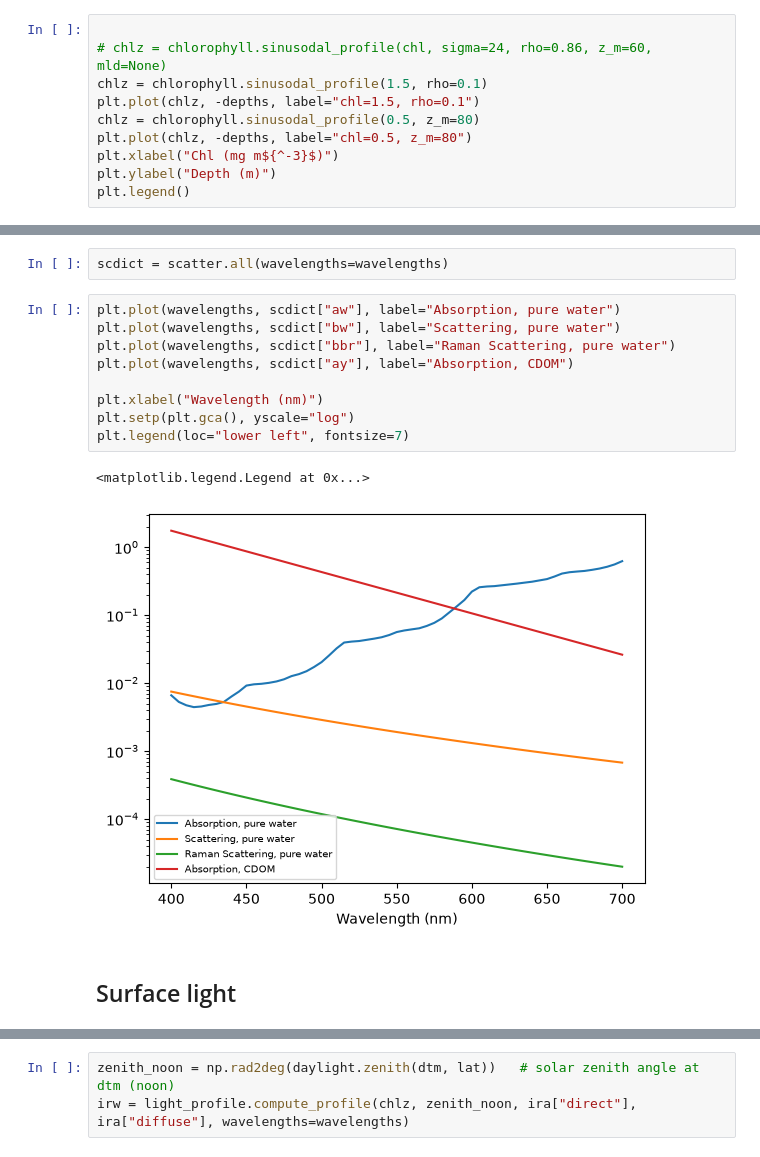
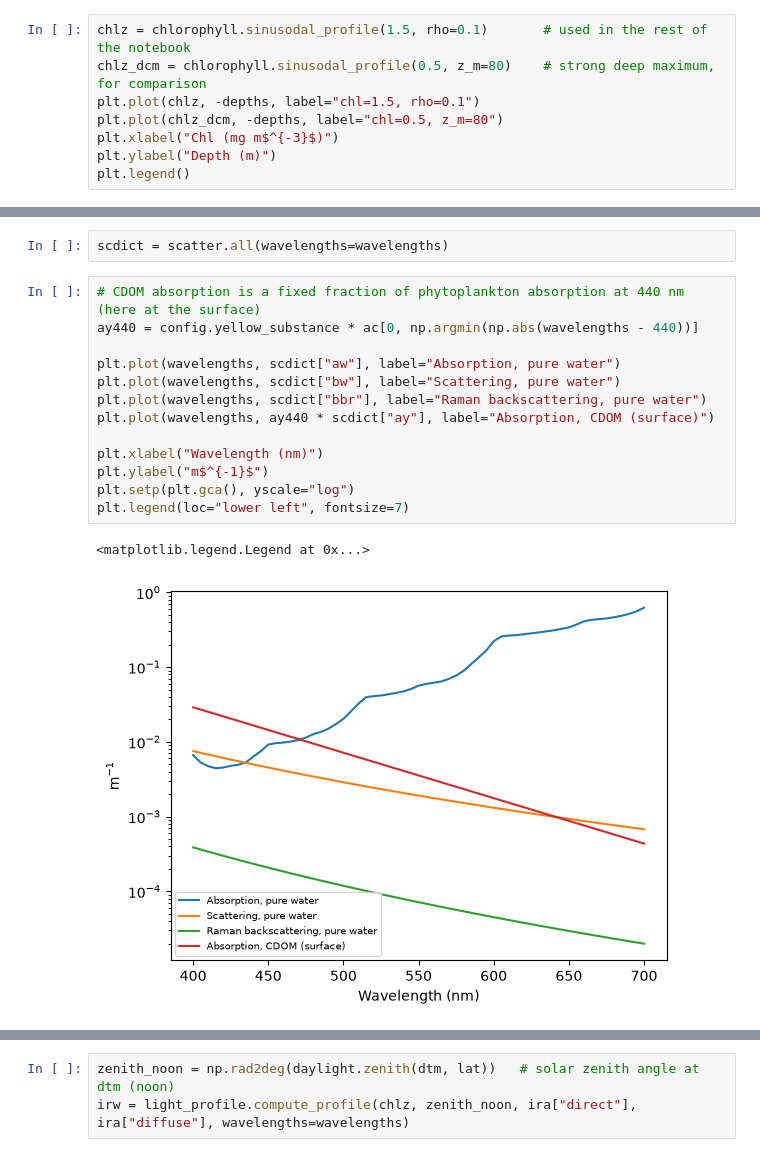
Before and after one commit to PrimaryProduction/PSM_spectral_PP_model, a Jupyter notebook: light_field.ipynb, the cells around one changed output, grey strips where cells are left out. Drawn from its saved outputs; the diff is of its cells as text.

```diff
--- a/light_field.ipynb
+++ b/light_field.ipynb
@@ -46,11 +42,9 @@ $z_m$ = 60
 # %%
-
-# chlz = chlorophyll.sinusodal_profile(chl, sigma=24, rho=0.86, z_m=60, mld=None)
-chlz = chlorophyll.sinusodal_profile(1.5, rho=0.1)
+chlz = chlorophyll.sinusodal_profile(1.5, rho=0.1)       # used in the rest of the notebook
+chlz_dcm = chlorophyll.sinusodal_profile(0.5, z_m=80)    # strong deep maximum, for comparison
 plt.plot(chlz, -depths, label="chl=1.5, rho=0.1")
-chlz = chlorophyll.sinusodal_profile(0.5, z_m=80)
-plt.plot(chlz, -depths, label="chl=0.5, z_m=80")
-plt.xlabel("Chl (mg m${^-3}$)")
+plt.plot(chlz_dcm, -depths, label="chl=0.5, z_m=80")
+plt.xlabel("Chl (mg m$^{-3}$)")
 plt.ylabel("Depth (m)")
 plt.legend()
 # %% [output]
@@ -89,16 +83,18 @@ pcolor(ac,"Absorption, Chl")
 # %%
 scdict = scatter.all(wavelengths=wavelengths)
 # %%
+# CDOM absorption is a fixed fraction of phytoplankton absorption at 440 nm (here at the surface)
+ay440 = config.yellow_substance * ac[0, np.argmin(np.abs(wavelengths - 440))]
+
 plt.plot(wavelengths, scdict["aw"], label="Absorption, pure water")
 plt.plot(wavelengths, scdict["bw"], label="Scattering, pure water")
-plt.plot(wavelengths, scdict["bbr"], label="Raman Scattering, pure water")
-plt.plot(wavelengths, scdict["ay"], label="Absorption, CDOM")
+plt.plot(wavelengths, scdict["bbr"], label="Raman backscattering, pure water")
+plt.plot(wavelengths, ay440 * scdict["ay"], label="Absorption, CDOM (surface)")
 
 plt.xlabel("Wavelength (nm)")
+plt.ylabel("m$^{-1}$")
 plt.setp(plt.gca(), yscale="log")
 plt.legend(loc="lower left", fontsize=7)
 # %% [output]
 <matplotlib.legend.Legend at 0x...>
-[figure, old version]
+[figure, new version]
-# %% [markdown]
-## Surface light
```
Also changed, not shown: parts of 20 cells of this notebook, 8 other files.
